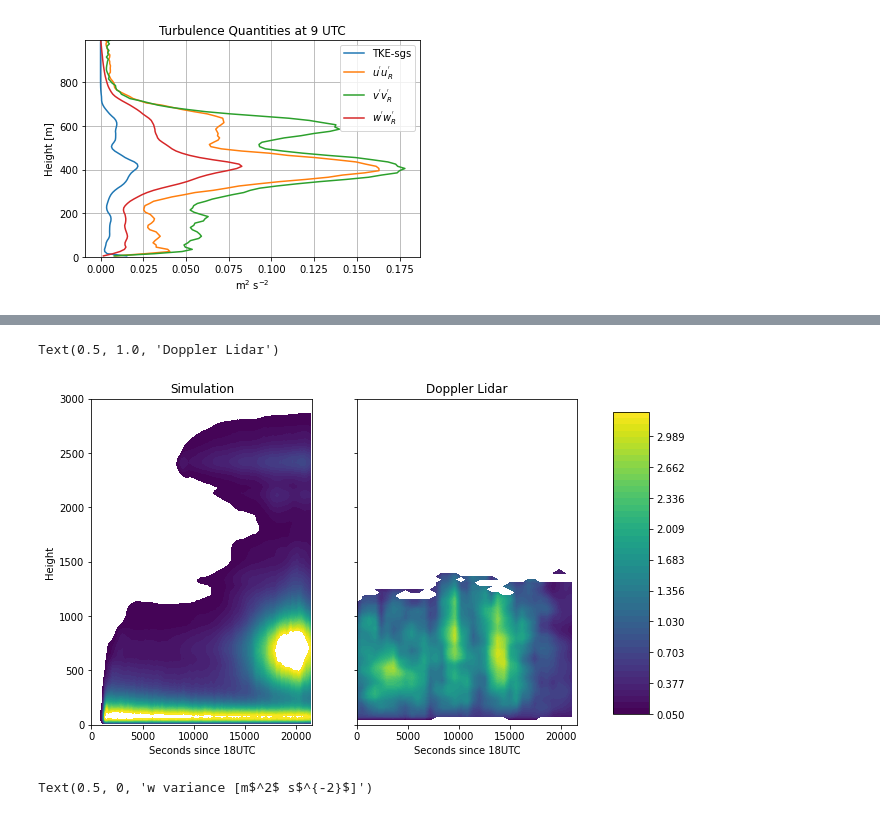
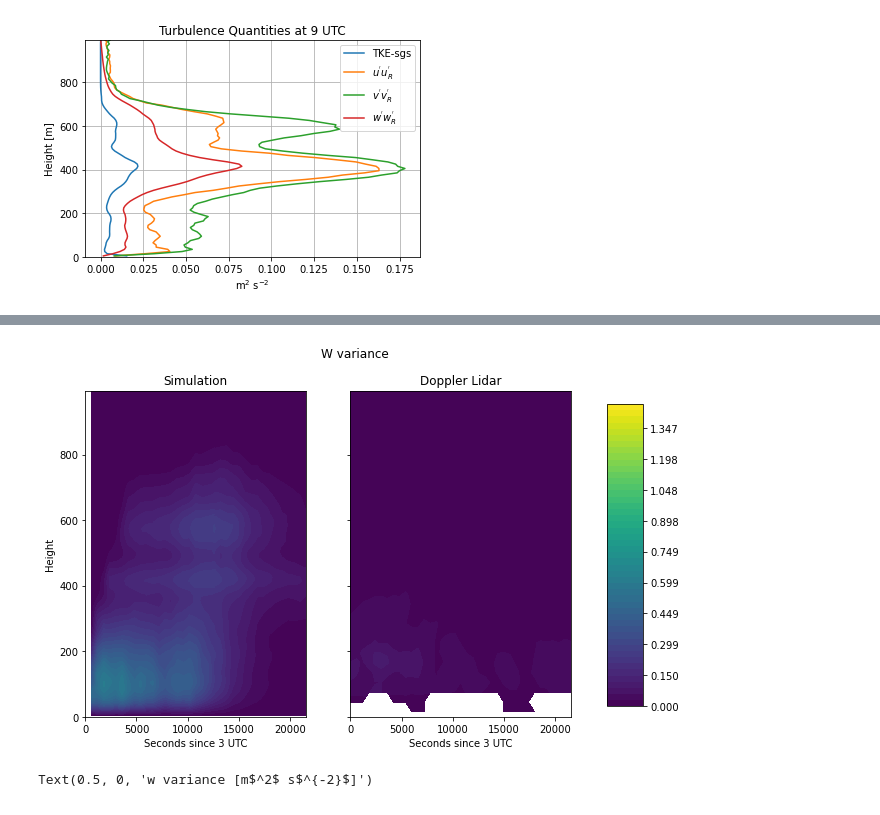
Before and after one commit to joejoeyjoseph/awaken-code, a Jupyter notebook: eagle/02_plot_amrwind.ipynb, the cells around one changed output, grey strips where cells are left out. Drawn from its saved outputs; the diff is of its cells as text; code cells hidden in the pictures.

Commit message:
remove duplicated times

```diff
--- a/eagle/02_plot_amrwind.ipynb
+++ b/eagle/02_plot_amrwind.ipynb
@@ -8,6 +8,9 @@ import glob
 maindir = '/projects/awaken/j3lee/run_amrw/stable/s3_20180612-10m-p/'
 stat_dir = 'post_processing'
 
+lidar_dir = '/projects/awaken/j3lee/arm-data/sgpdlprofwstats4newsC1/'
+lidar_file = 'sgpdlprofwstats4newsC1.c1.20180612.000000.custom.nc'
+
 # in UTC
 start_time = 3
 # in hours
@@ -20,4 +23,9 @@ xtime = xr.open_mfdataset(maindir+stat_dir+'/abl_statistics*.nc',
 xprof = xr.open_mfdataset(maindir+stat_dir+'/abl_statistics*.nc', group='mean_profiles',
                           concat_dim=['num_time_steps'], combine='nested')
 
+# remove duplicated times
+_, index = np.unique(xtime['time'], return_index=True)
+xtime = xtime.isel(num_time_steps=index)
+xprof = xprof.isel(num_time_steps=index)
+
 nc_file_num = len(glob.glob1(maindir+stat_dir, 'abl_statistics*.nc'))
@@ -179,12 +256,12 @@ plt.show()
 [figure]
 # %%
 #wstat = nc.Dataset('/projects/awaken/ckaul/wrfForcing/20170628/225451/sgpdlprofwstats4newsC1.c1.20170629.000000.nc')
-wstat = nc.Dataset('/projects/awaken/ckaul/wrfForcing/20170619/sgpdlprofwstats4newsC1.c1.20170619.000000.nc')
+wstat = nc.Dataset(lidar_dir+lidar_file)
 print(wstat.variables.keys())
 wvar = wstat.variables['w_variance'][:,:]
 snr = wstat.variables['snr'][:,:]
 noise = wstat.variables['noise'][:,:]
 
-wvar = np.ma.masked_where(snr <0.008, wvar)
+wvar = np.ma.masked_where(snr < 0.008, wvar)
 # wvar = np.ma.masked_where(noise > 1, wvar) --this masks almost everything, need to ask Rob about it
 # %% [output]
@@ -192,23 +337,28 @@ odict_keys(['base_time', 'time_offset', 'time', 'time_bounds', 'height', 'snr',
 # %%
+fig, ax = plt.subplots(figsize=(10,6),ncols=2,sharey=True,sharex=True)
 
+contour_min = np.min([xprof['w\'w\'_r'].values.min(), wvar.min()])
+contour_max = np.max([xprof['w\'w\'_r'].values.max(), wvar.max()])
 
-fig, ax = plt.subplots(figsize=(10,6),ncols=2,sharey=True,sharex=True)
-im=ax[0].contourf(td,hd, xprof['w\'w\'_r'][:,:].T, levels=np.linspace(0.05,3.25))
-ax[1].contourf(wstat.variables['time'][:]-18*3600, wstat.variables['height'][:],
-               wvar[:,:].T, levels=np.linspace(0.05,3.25))
+im = ax[0].contourf(sim_time, sim_height, xprof['w\'w\'_r'][:,:].T,
+                    levels=np.linspace(contour_min ,contour_max))
+ax[1].contourf(wstat.variables['time'][:]-start_time*3600, wstat.variables['height'][:],
+               wvar[:,:].T, levels=np.linspace(contour_min, contour_max))
 
-plt.xlim(0,21600)
-plt.ylim(0,3000)
+plt.xlim(0, sim_time.max())
+plt.ylim(0, sim_height.max())
 
 fig.subplots_adjust(right=0.8)
 cbar_ax = fig.add_axes([0.85, 0.15, 0.05, 0.7])
 fig.colorbar(im, cax=cbar_ax)
 ax[0].set_ylabel('Height')
-ax[0].set_xlabel('Seconds since 18UTC')
-ax[1].set_xlabel('Seconds since 18UTC')
+ax[0].set_xlabel('Seconds since '+str(start_time)+' UTC')
+ax[1].set_xlabel('Seconds since '+str(start_time)+' UTC')
 ax[0].set_title('Simulation')
 ax[1].set_title('Doppler Lidar')
+plt.suptitle('W variance')
+
+plt.show()
 # %% [output]
-Text(0.5, 1.0, 'Doppler Lidar')
-[figure, old version]
+[figure, new version]
 # %%
```
Also changed, not shown: parts of 20 cells of this notebook.
